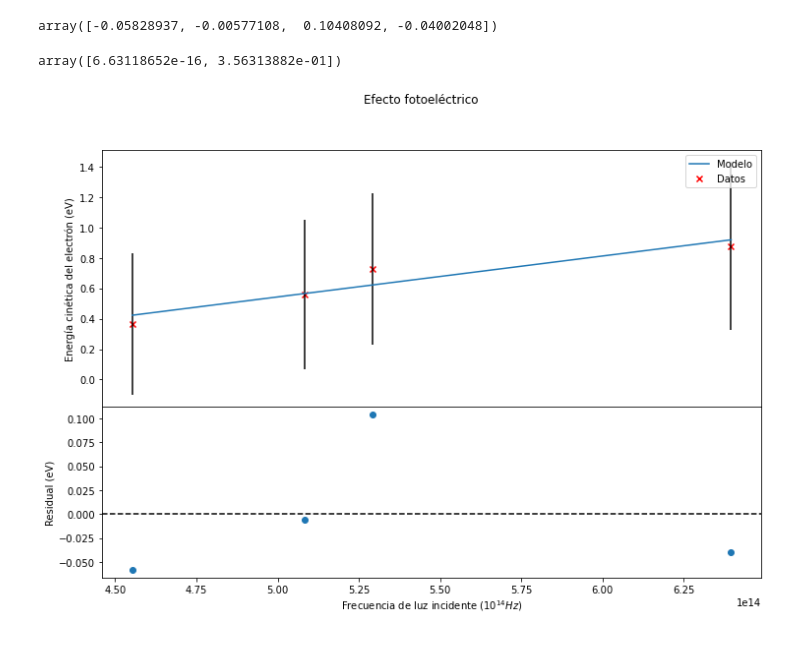
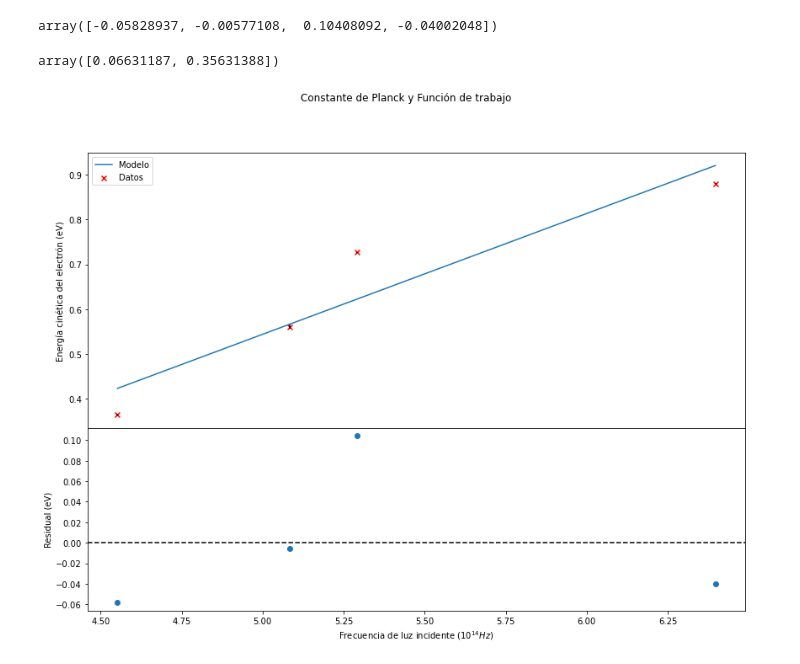
Before and after one commit to slaverdeg/Laboratorio-Moderna-GitHub, a Jupyter notebook: Efecto fotoeléctrico/código e_f.ipynb, the cells around one changed output. Drawn from its saved outputs; the diff is of its cells as text; code cells hidden in the pictures.

```diff
--- a/Efecto fotoeléctrico/código e_f.ipynb
+++ b/Efecto fotoeléctrico/código e_f.ipynb
@@ -607,4 +656,4 @@ array([0.36525015, 0.56114809, 0.72654812, 0.88019278])
 # %%
-f = c/lambda_max
+f = (c/lambda_max)*(10**(-14))
 f
 # %% [output]
@@ -633,32 +682,32 @@ array([-0.05828937, -0.00577108,  0.10408092, -0.04002048])
 deltas = Get_sigma(Cov)
 deltas
 # %% [output]
-array([6.63118652e-16, 3.56313882e-01])
+array([0.06631187, 0.35631388])
 # %%
 error_y = np.sqrt((f*deltas[0])**2 + (param[1]*d_f)**2 + (deltas[1]**2))
 # %%
 _x = np.linspace(np.min(f),np.max(f),50)
 _y = GetModel(_x,param)
 # %%
-fig, axs = plt.subplots(2, 1, figsize=(12, 8), gridspec_kw={'height_ratios': [1.5, 1]},sharex=True)
+fig, axs = plt.subplots(2, 1, figsize=(14, 10), gridspec_kw={'height_ratios': [1.5, 1]},sharex=True)
 fig.subplots_adjust(hspace=0)
 
-fig.suptitle('Efecto fotoeléctrico')
+fig.suptitle('Constante de Planck y Función de trabajo')
 axs[0].scatter(f,Vf,label='Datos',color='r',marker='x')
-axs[0].errorbar(f,Vf, xerr= d_f, yerr= error_y, fmt='none', ecolor='black')
+axs[0].errorbar(f,Vf, xerr= d_f, yerr= dvf, fmt='none', ecolor='black')
 axs[0].plot(_x,_y,label='Modelo')
 axs[0].set_ylabel('Energía cinética del electrón (eV)')
 axs[0].legend()
 
 axs[1].scatter(f,r)
 axs[1].axhline(y=0, color='black', linestyle='--')
 axs[1].set_xlabel('Frecuencia de luz incidente ($10^{14}Hz$)')
 axs[1].set_ylabel('Residual (eV)')
 #axs[1].set_ylim(-1.7,1.7)
 #axs[1].set_yticks(np.arange(-1.5, 2., 0.5))
 plt.show()
 # %% [output]
-[figure, old version]
+[figure, new version]
 # %%
 #Constante de Planck
 h_real = 4.135667696*1e-15
```
Also changed, not shown: parts of 24 cells of this notebook, 11 other files.
